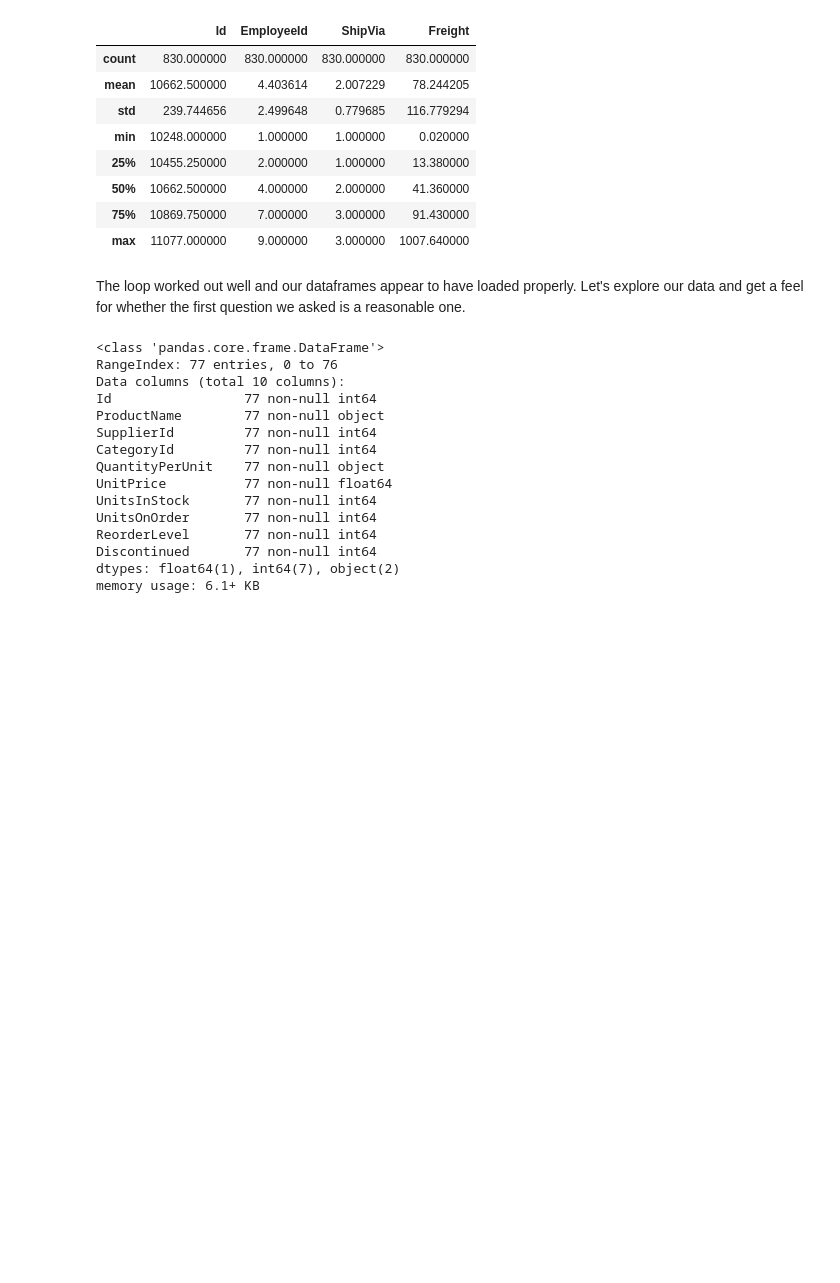
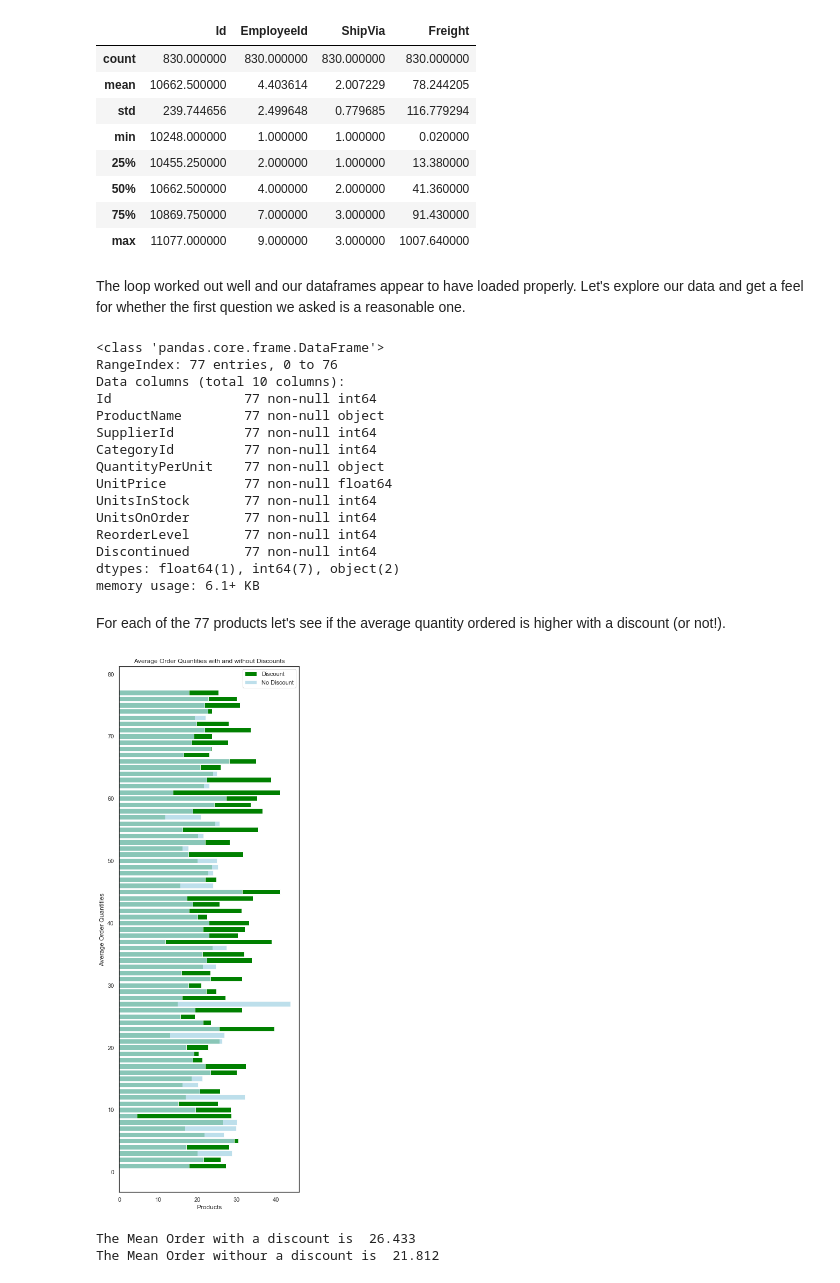
Before and after one commit to MissAle17/dsc-2-final-project-online-ds-sp-000, a Jupyter notebook: Mod2_Project_v2.ipynb, the cells around one changed output. Saved outputs shown, nothing was run; the diff lists cells and outputs as text; code cells hidden in the pictures; blank space fills up the shorter version.

```diff
--- a/Mod2_Project_v2.ipynb
+++ b/Mod2_Project_v2.ipynb
@@ -111,3 +111,31 @@ ReorderLevel       77 non-null int64
 Discontinued       77 non-null int64
 dtypes: float64(1), int64(7), object(2)
 memory usage: 6.1+ KB
+# %% [markdown]
+For each of the 77 products let's see if the average quantity ordered is higher with a discount (or not!).
+# %%
+#setting the styling of our plots
+sns.set(style = 'white', palette = 'bright')
+
+#creating two line plots showing the average quanity with a discount and without a discount
+disc = OrderDetail_df[OrderDetail_df['Discount']!=0].groupby('ProductId')['Quantity'].mean()
+no_disc = OrderDetail_df[OrderDetail_df['Discount']==0].groupby('ProductId')['Quantity'].mean()
+plt.figure(figsize=(6,18))
+plt.barh(disc.index, disc.values, alpha=1, label='Discount', color = 'green')
+plt.barh(no_disc.index, no_disc.values, alpha=0.8, label='No Discount', color = 'lightblue')
+plt.legend()
+
+
+
+plt.title('Average Order Quantities with and without Discounts')
+plt.xlabel('Products')
+plt.ylabel('Average Order Quantities')
+plt.show()
+# %% [output]
+[figure, added]
+# %%
+print('The Mean Order with a discount is ', round(np.array([disc]).mean(),3))
+print('The Mean Order without a discount is ', round(np.array([no_disc]).mean(),3))
+# %% [output]
+The Mean Order with a discount is  26.433
+The Mean Order withour a discount is  21.812
```
